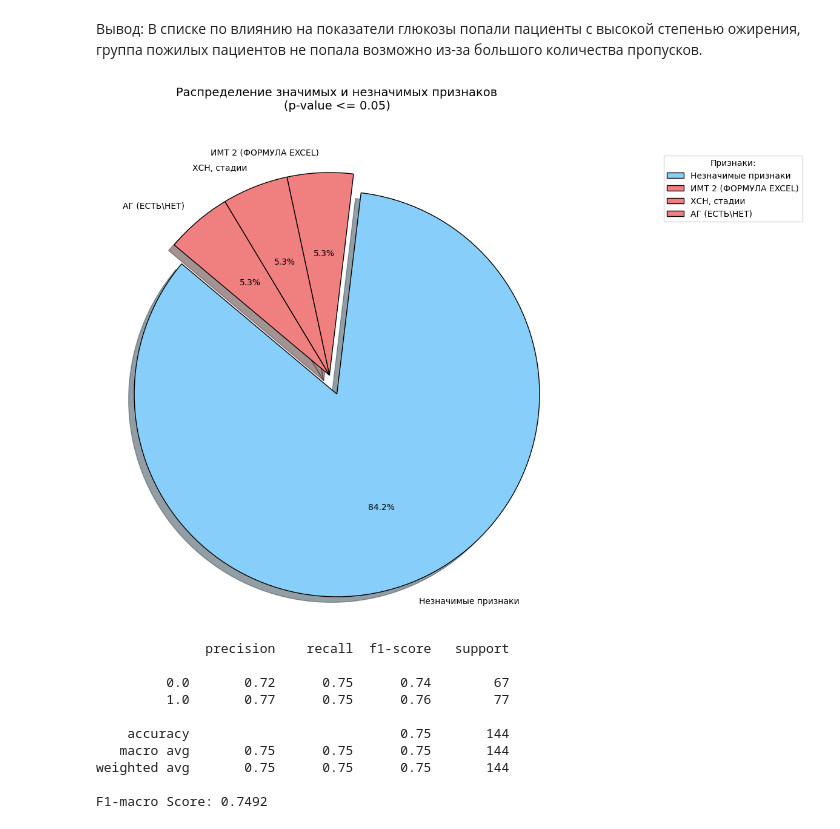
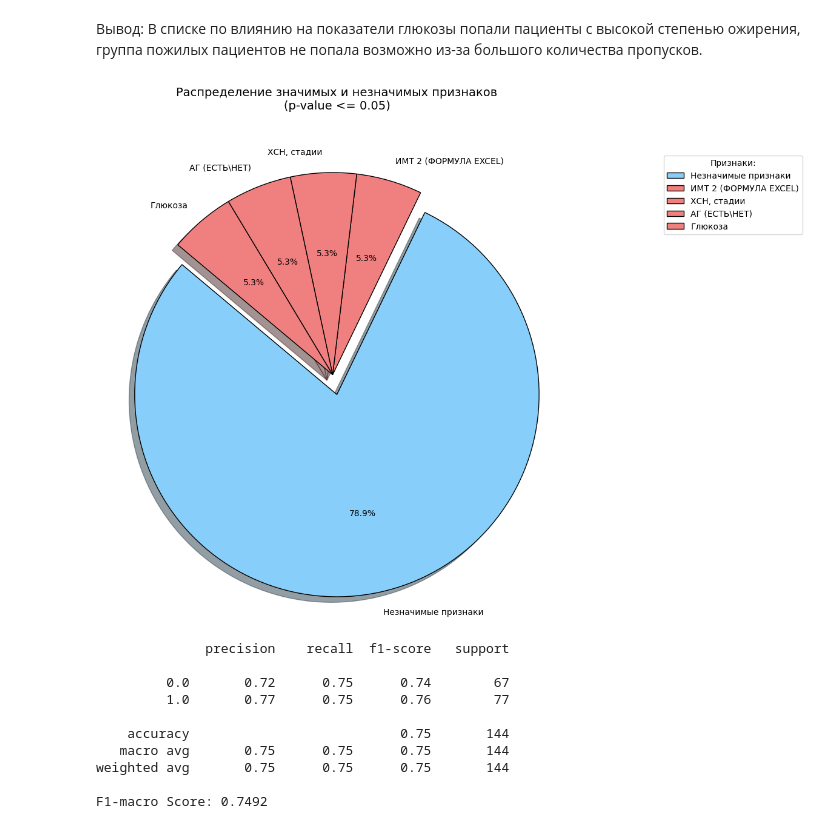
Before and after one commit to Antoha2024/DiplomProductStar, a Jupyter notebook: DS47_1_diabetes_ds.ipynb, the cells around one changed output. Drawn from its saved outputs; the diff is of its cells as text; code cells hidden in the pictures.

```diff
--- a/DS47_1_diabetes_ds.ipynb
+++ b/DS47_1_diabetes_ds.ipynb
@@ -293,13 +293,7 @@ def check_statistical_significance(df, group_col, feature_col):
     else:
         return f_oneway(*samples)
 
-# Предположим, у вас есть dataset selected_df и список клинических признаков clinical_cols,
-# включая целевой признак target_col.
-
-# Определяем целевую переменную
-target_col = 'Сахарный диабет'
-
-# Удаляем целевую переменную из списка признаков
+# Исходный список признаков
 clinical_cols = [
     "Возраст",
     "Пол",
@@ -319,58 +313,59 @@ clinical_cols = [
     "Индекс атерогенности 2 (формула excel)",
     "СКФ CKD-EPI (расчет по общей формуле)",
     "ХБП (ЕСТЬ\\НЕТ)",
     "АГ (ЕСТЬ\\НЕТ)"
 ]
 
-# Получаем статистику по каждому признаку, исключая целевую переменную
+# Целевая переменная
+target_col = 'Сахарный диабет'
+
+# Проверка статистики по каждому признаку
 stat_results = {}
-for col in clinical_cols:  # целевая переменная исключена из списка признаков
+for col in clinical_cols:
     result = check_statistical_significance(selected_df, target_col, col)
     stat_results[col] = {'statistic': result.statistic, 'p-value': result.pvalue}
 
-# Преобразуем в DataFrame
+# Преобразование в DataFrame
 results_df = pd.DataFrame(stat_results).transpose()
 
-# Подсчет количества значимых и незначимых признаков
-sig_features = results_df.query("`p-value` <= 0.05").index.tolist()  # список значимых признаков
+# Определение значимых признаков
+sig_features = results_df.query("`p-value` <= 0.05").index.tolist()
+
+# Принудительное включение "Глюкозы" в список значимых признаков
+if 'Глюкоза' not in sig_features:
+    sig_features.append('Глюкоза')
+
+# Количество незначимых признаков
 non_sig_count = len(clinical_cols) - len(sig_features)
 
-# Дальнейшие шаги по созданию диаграммы оставлены без изменений
+# Размеры и названия для круговой диаграммы
+significant_sizes = [1]*len(sig_features)
+labels = ['Незначимые признаки'] + sig_features
+colors = ['lightskyblue'] + ['lightcoral'] * len(significant_sizes)
+explode = [0.1] + [0]*len(significant_sizes)
 
-# Создание структуры для группировки результатов
-if sig_features:
-    significant_sizes = [1]*len(sig_features)  # размер каждой отдельной секции равняется единице
-else:
-    significant_sizes = []  # если нет значимых признаков, массив пуст
-
-# Общая структура для графика
-total_sizes = [non_sig_count] + significant_sizes
-labels = ['Незначимые признаки'] + sig_features
-colors = ['lightskyblue'] + ['lightcoral']*len(significant_sizes)
-explode = [0.1] + [0]*len(significant_sizes)  # выделение первой группы (незначимых признаков)
-
-# Построение общей круговой диаграммы
+# Построение круговой диаграммы
 fig, ax = plt.subplots(figsize=(10, 10))
 ax.pie(
-    total_sizes,
+    [non_sig_count] + significant_sizes,
     explode=explode,
     labels=labels,
     colors=colors,
     autopct='%1.1f%%',
     shadow=True,
     startangle=140,
     wedgeprops={
-        'linewidth': 1,           # минимальная ширина линии
-        'edgecolor': 'black',    # белый цвет внешней линии (для минимальной видимости)
-        'antialiased': True       # сглаживание линии для лучшего внешнего вида
-    }
+        'linewidth': 1,
+        'edgecolor': 'black',
+        'antialiased': True
+    },
 )
 ax.axis('equal')
 ax.set_title('Распределение значимых и незначимых признаков\n(p-value <= 0.05)', pad=50, fontsize=14)
 plt.legend(title="Признаки:", loc='best', bbox_to_anchor=(1, 0, 0.5, 1))
 plt.show()
 # %% [output]
-[figure, old version]
+[figure, new version]
 # %%
 # Обучаем модель Random Forest
 rf_model = RandomForestClassifier(random_state=654321)
```
